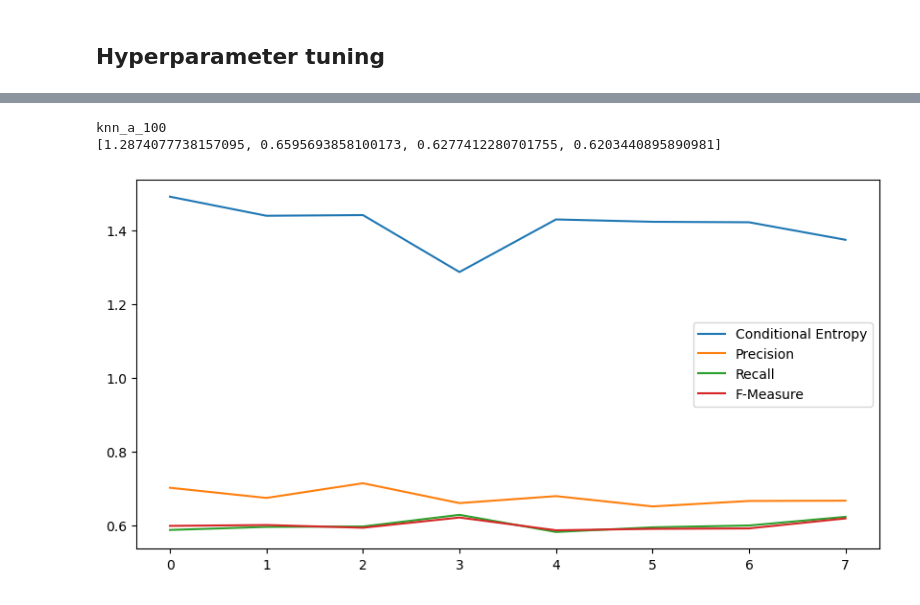
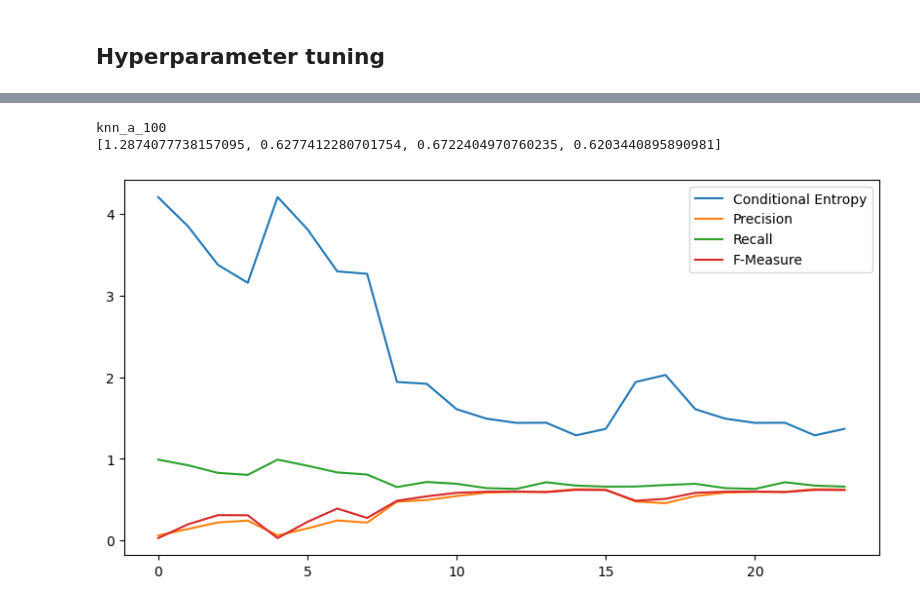
Before and after one commit to YoussefAboelwafa/Activity-Detection, a Jupyter notebook: Spectral-Clustering.ipynb, the cells around one changed output, grey strips where cells are left out. Saved outputs shown, nothing was run; the diff lists cells and outputs as text; code cells hidden in the pictures.

```diff
--- a/Spectral-Clustering.ipynb
+++ b/Spectral-Clustering.ipynb
@@ -175,0 +232,10 @@ def get_metrics(true_labels,labels):
+# %%
+X2,Y2= remove_outliers(x_f_test,y_f_test)
+model2_O = spectral_clustering(X2, n_clusters=19,sim="knn",laplacian='a',n_neighbours=20)
+# %%
+model2_O_labels= model2_O.labels_
+H,precision,recall,f = get_metrics(Y2.flatten(),model2_O.labels_)
+print("Conditional Entropy: ", H)
+print("Precision: ", precision)
+print("Recall: ", recall)
+print("F-measure: ", f)
@@ -237,21 +298,19 @@ Difference in F-measure:  0.014718485770347844
 # %%
 def spectral_clustering_analysis(X_train, n_clusters=19):
     labels={}
-    sim = ["ecu","cos", "knn"]
+    sim = ["ecu", "cos", "knn"]
     laplacian = ["a", "l"]
-    n_neighbours = [15,20,50,100,150]
+    n_neighbours = [15,20,50,75,80,90,100,150]
     sigma = [0.01,0.1, 0.5, 1]
     for s in sim:
         for l in laplacian:
             if s == "knn":
                 for n in n_neighbours:
                     kmean = spectral_clustering(X_train, n_clusters=n_clusters, sim=s, laplacian=l, n_neighbours=n)
-                    print(s+"_"+l+"_"+str(n))
                     labels[s+"_"+l+"_"+str(n)] = kmean.labels_
             else:
                 for sig in sigma:
                     kmean = spectral_clustering(X_train, n_clusters=n_clusters, sim=s, laplacian=l, sigma=sig)
-                    print(s+"_"+l+"_"+str(sig))
                     labels[s+"_"+l+"_"+str(sig)] = kmean.labels_
 
     return labels
@@ -302,11 +359,9 @@ knn_a_100
 # %%
-labels_dic= spectral_clustering_analysis(x_f_test, n_clusters=19)
-metrics = get_best_params(labels_dic,y_f_test)
-plot_metrics(metrics)
+labels_dic_f= spectral_clustering_analysis(x_f_test, n_clusters=19)
 # %%
-metrics = get_best_params(labels_dic,y_test)
+metrics = get_best_params(labels_dic_f,y_test)
 plot_metrics(metrics)
 # %% [output]
 knn_a_100
-[1.2874077738157095, 0.6595693858100173, 0.6277412280701755, 0.6203440895890981]
+[1.2874077738157095, 0.6277412280701754, 0.6722404970760235, 0.6203440895890981]
-[figure, old version]
+[figure, new version]
```
Also changed, not shown: parts of 31 cells of this notebook.
